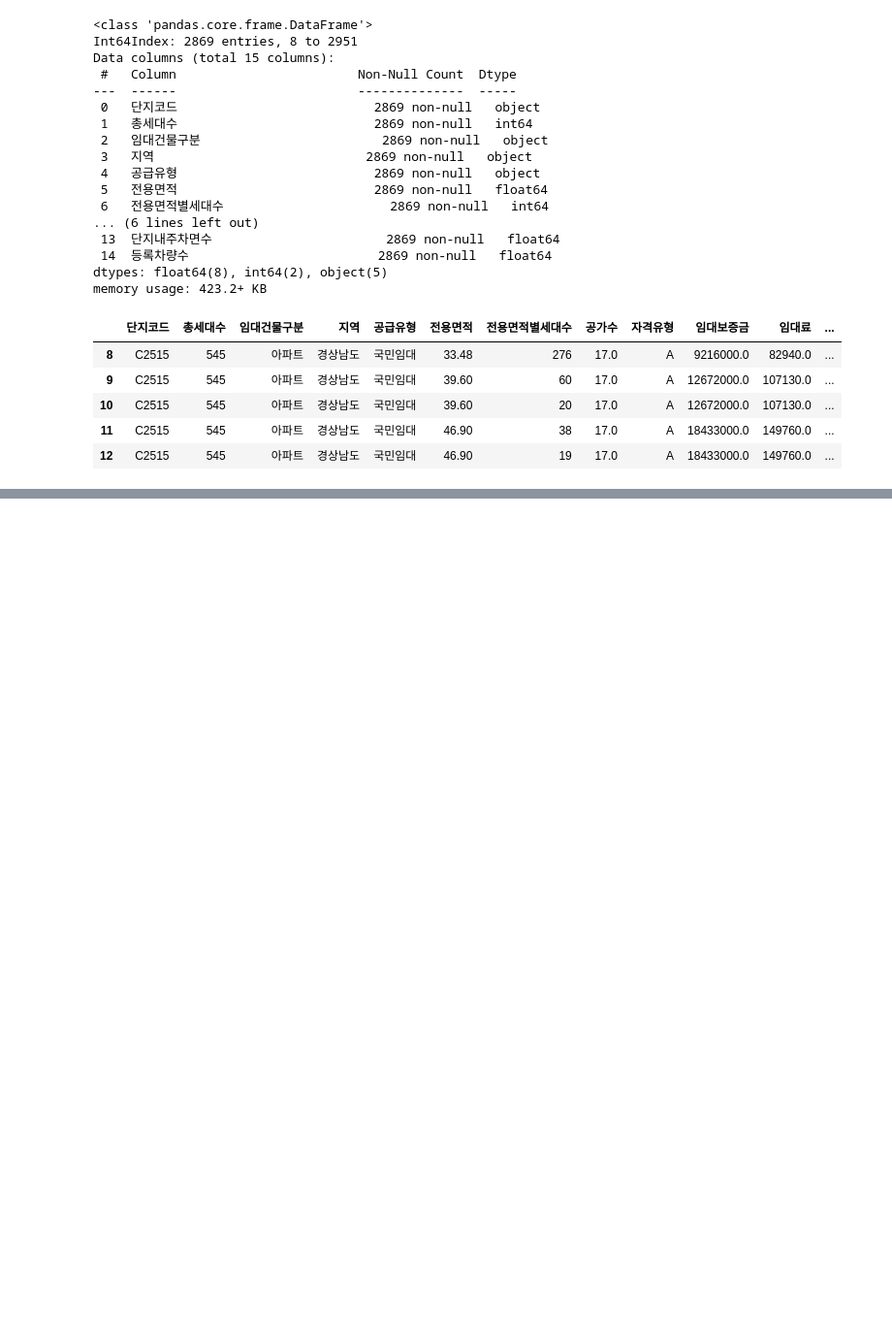
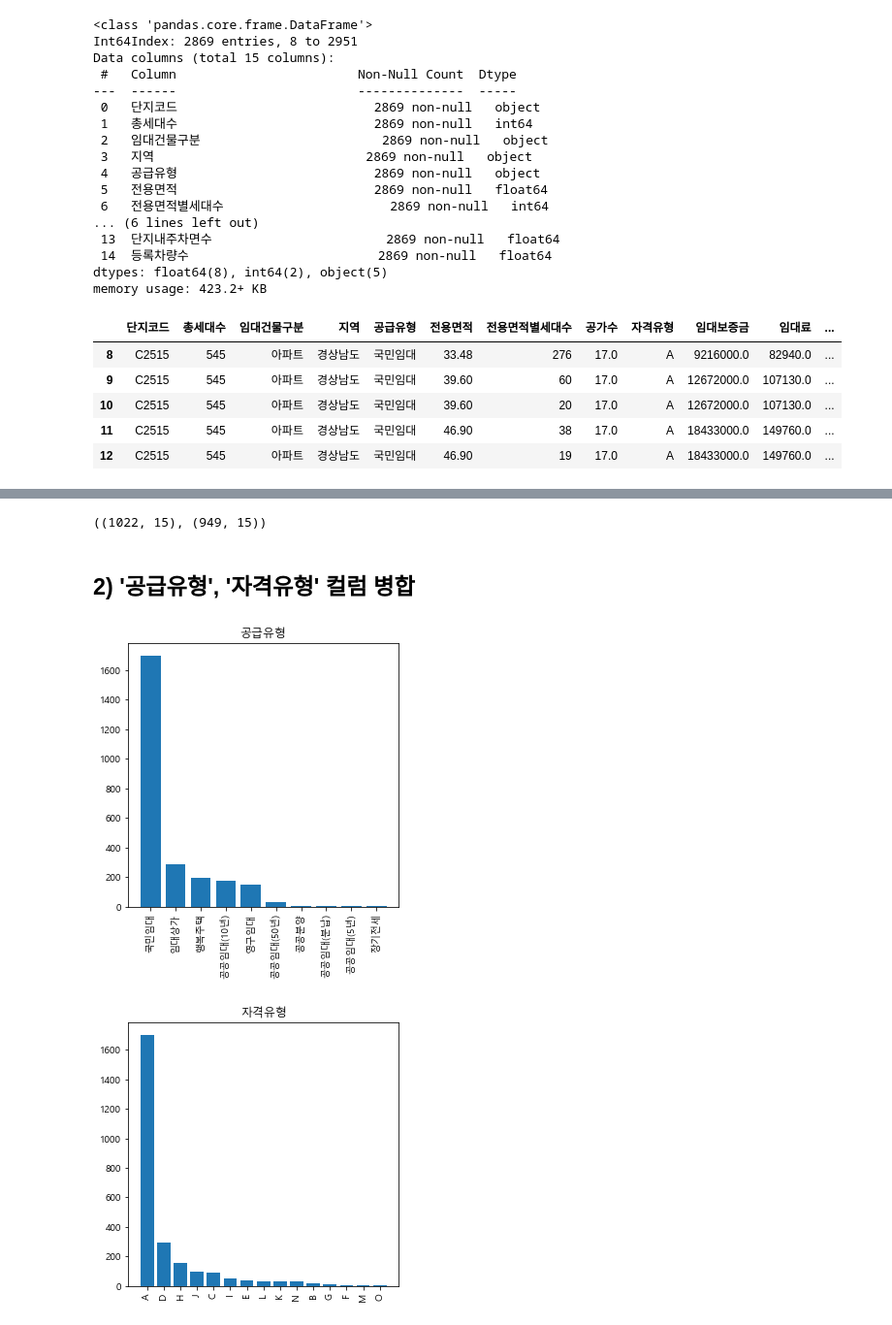
Before and after one commit to 1KimJiHyeon/parking_demand_forecast, a Jupyter notebook: 주차수요예측_심연주.ipynb, the cells around one changed output, grey strips where cells are left out. Shown: that part at 97% size. Saved outputs shown, nothing was run; the diff lists cells and outputs as text; code cells hidden in the pictures; blank space fills up the shorter version.

```diff
--- a/주차수요예측_심연주.ipynb
+++ b/주차수요예측_심연주.ipynb
@@ -365,0 +588,4 @@ test.head()
+# %%
+under_20 = ['10대미만(여자)', '10대미만(남자)', '10대(여자)', '10대(남자)']
+age_gender_info['미성년자 비율'] = age_gender_info[under_20].sum(axis=1)
+age_gender_info.head()
@@ -365,0 +616,4 @@ test.head()
+# %%
+train = train.merge(age_gender_info[['지역','미성년자 비율']],on='지역')
+test = test.merge(age_gender_info[['지역','미성년자 비율']],on='지역')
+train
@@ -365,0 +670,9 @@ test.head()
+# %%
+test.shape, test.drop_duplicates().shape
+# %% [output]
+((1022, 15), (949, 15))
+# %%
+train = train.drop_duplicates()
+test = test.drop_duplicates()
+# %% [markdown]
+## 2) '공급유형', '자격유형' 컬럼 병합
@@ -365,0 +681,14 @@ test.head()
+# %%
+# 범주형 변수의 데이터 분포도 그리는 함수
+
+def cnt_bar(col):
+    cnt_df = train[col].value_counts()
+    plt.figure(figsize=(5,5))
+    plt.bar(cnt_df.index, cnt_df)
+    plt.xticks(rotation=90)
+    plt.title(col)
+# %%
+cnt_bar('공급유형'), cnt_bar('자격유형');
+# %% [output]
+[figure, added]
+[figure, added]
```
Also changed, not shown: parts of 113 cells of this notebook.
